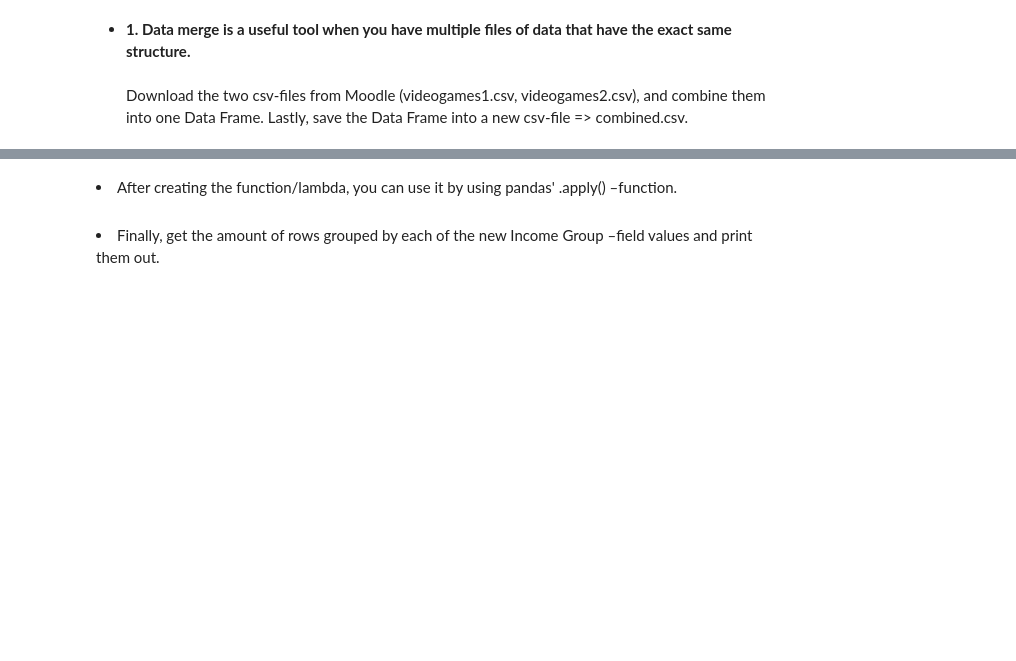
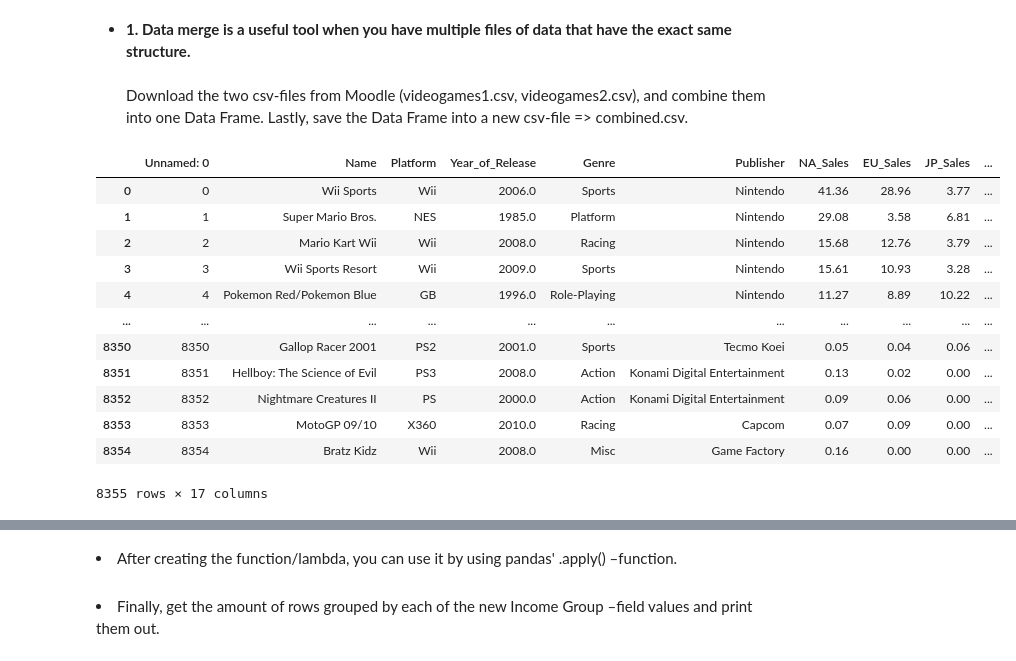
Before and after one commit to crypt0kitik/Introduction-to-Data-Analytics, a Jupyter notebook: Homework sets/SET 2/DataAnalyticsExerciseSet2.ipynb, the cells around one changed output, grey strips where cells are left out. Cells and saved outputs as stored; diff of their text form; code cells hidden in the pictures; blank space fills up the shorter version.

```diff
--- a/Homework sets/SET 2/DataAnalyticsExerciseSet2.ipynb
+++ b/Homework sets/SET 2/DataAnalyticsExerciseSet2.ipynb
@@ -556,3 +564,20 @@ dtale.show(df).open_browser()
 </ul>
 # %%
 # code for the advanced extra task
+# download and read a dataframe
+df_1 = pd.read_csv("videogames1.csv")
+df_1
+# %% [output]
+|  | Unnamed: 0 | Name | Platform | Year_of_Release | Genre | Publisher | NA_Sales | EU_Sales | JP_Sales | ... |
+| 0 | 0 | Wii Sports | Wii | 2006.0 | Sports | Nintendo | 41.36 | 28.96 | 3.77 | ... |
+| 1 | 1 | Super Mario Bros. | NES | 1985.0 | Platform | Nintendo | 29.08 | 3.58 | 6.81 | ... |
+| 2 | 2 | Mario Kart Wii | Wii | 2008.0 | Racing | Nintendo | 15.68 | 12.76 | 3.79 | ... |
+| 3 | 3 | Wii Sports Resort | Wii | 2009.0 | Sports | Nintendo | 15.61 | 10.93 | 3.28 | ... |
+| 4 | 4 | Pokemon Red/Pokemon Blue | GB | 1996.0 | Role-Playing | Nintendo | 11.27 | 8.89 | 10.22 | ... |
+| ... | ... | ... | ... | ... | ... | ... | ... | ... | ... | ... |
+| 8350 | 8350 | Gallop Racer 2001 | PS2 | 2001.0 | Sports | Tecmo Koei | 0.05 | 0.04 | 0.06 | ... |
+| 8351 | 8351 | Hellboy: The Science of Evil | PS3 | 2008.0 | Action | Konami Digital Entertainment | 0.13 | 0.02 | 0.00 | ... |
+| 8352 | 8352 | Nightmare Creatures II | PS | 2000.0 | Action | Konami Digital Entertainment | 0.09 | 0.06 | 0.00 | ... |
+| 8353 | 8353 | MotoGP 09/10 | X360 | 2010.0 | Racing | Capcom | 0.07 | 0.09 | 0.00 | ... |
+| 8354 | 8354 | Bratz Kidz | Wii | 2008.0 | Misc | Game Factory | 0.16 | 0.00 | 0.00 | ... |
+8355 rows × 17 columns
```
Also changed, not shown: parts of 5 cells of this notebook, 1 other file.
